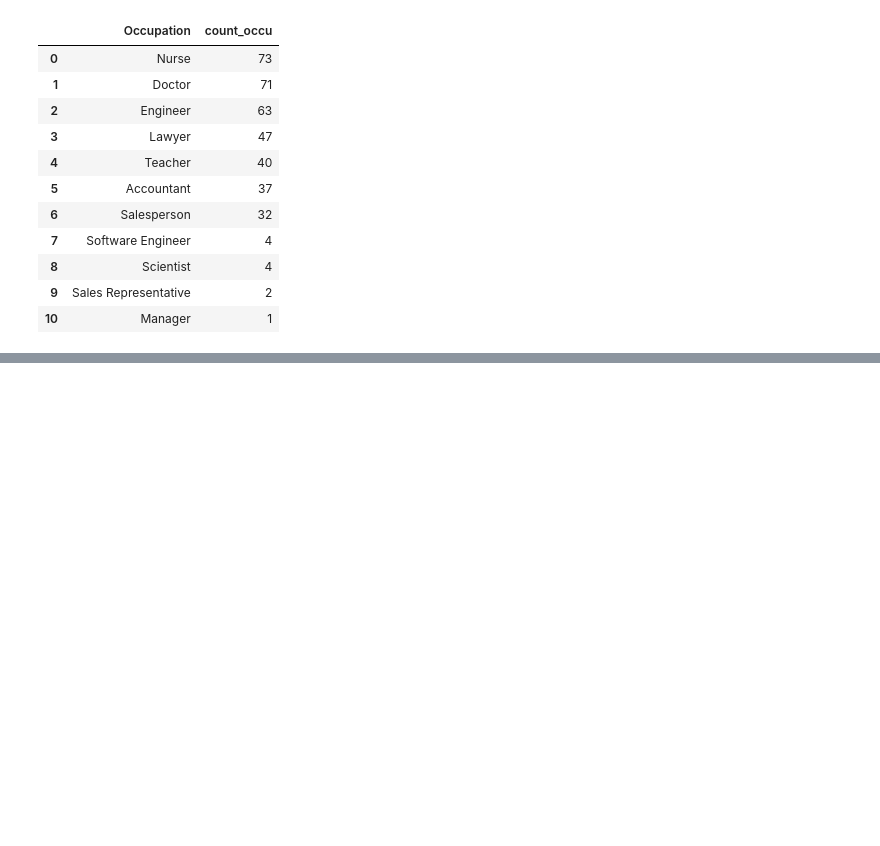
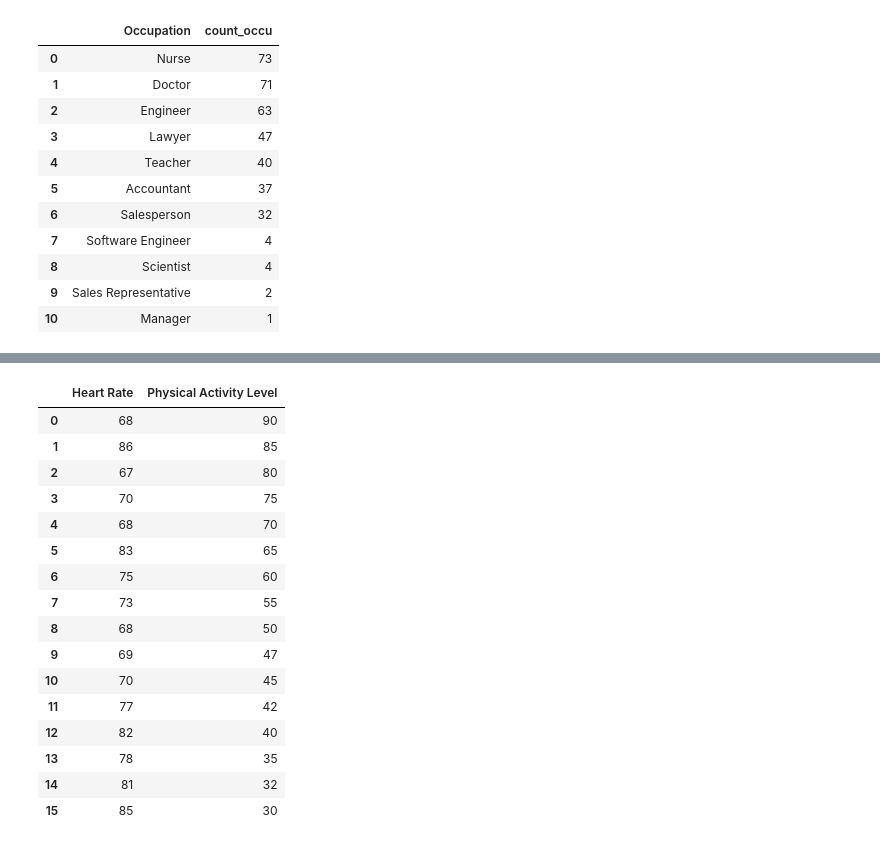
Before and after one commit to berkasin01/sql_fundamentals, a Jupyter notebook: sql_basics.ipynb, the cells around one changed output, grey strips where cells are left out. Drawn from its saved outputs; the diff is of its cells as text; code cells hidden in the pictures; blank space fills up the shorter version.

```diff
--- a/sql_basics.ipynb
+++ b/sql_basics.ipynb
@@ -130,0 +145,20 @@ pd.read_sql('SELECT "Physical Activity Level", "Quality Of Sleep" Occupation FRO
+# %%
+pd.read_sql('SELECT "Heart Rate", "Physical Activity Level" FROM sleep GROUP BY "Physical Activity Level" ORDER BY "Physical Activity Level" DESC', conn)
+# %% [output]
+|  | Heart Rate | Physical Activity Level |
+| 0 | 68 | 90 |
+| 1 | 86 | 85 |
+| 2 | 67 | 80 |
+| 3 | 70 | 75 |
+| 4 | 68 | 70 |
+| 5 | 83 | 65 |
+| 6 | 75 | 60 |
+| 7 | 73 | 55 |
+| 8 | 68 | 50 |
+| 9 | 69 | 47 |
+| 10 | 70 | 45 |
+| 11 | 77 | 42 |
+| 12 | 82 | 40 |
+| 13 | 78 | 35 |
+| 14 | 81 | 32 |
+| 15 | 85 | 30 |
```
Also changed, not shown: parts of 3 cells of this notebook.
